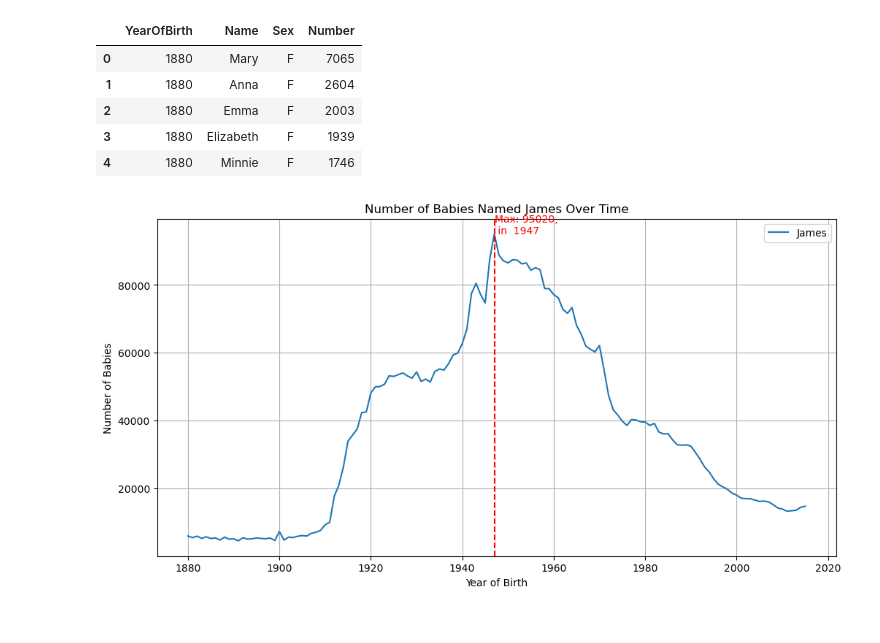
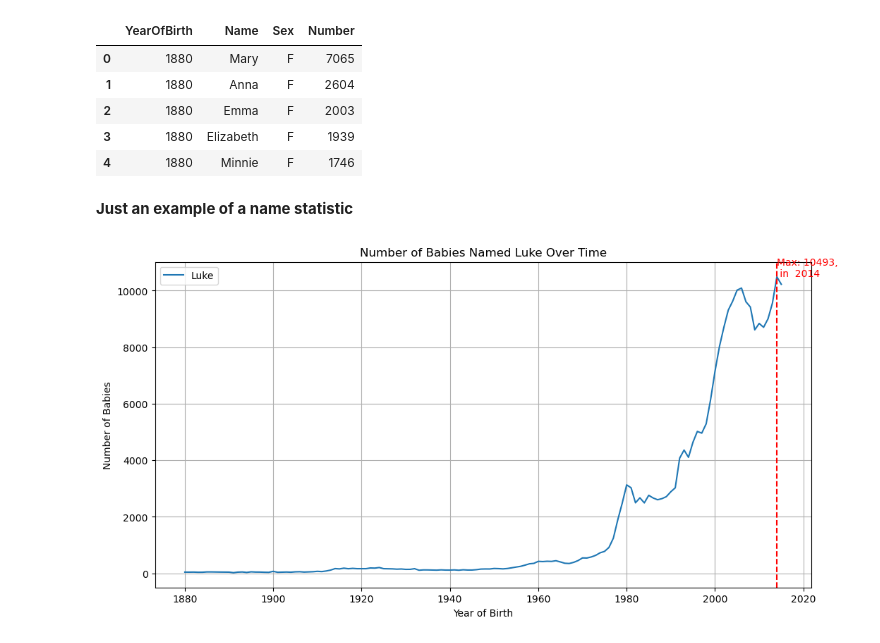
Before and after one commit to epfl-ada/ada-2024-project-dondata2025, a Jupyter notebook: jeremy.ipynb, the cells around one changed output. Drawn from its saved outputs; the diff is of its cells as text; code cells hidden in the pictures.

```diff
--- a/jeremy.ipynb
+++ b/jeremy.ipynb
@@ -16,37 +52,39 @@ df.head()
 | 2 | 1880 | Emma | F | 2003 |
 | 3 | 1880 | Elizabeth | F | 1939 |
 | 4 | 1880 | Minnie | F | 1746 |
+# %% [markdown]
+**Just an example of a name statistic**
 # %%
 def stat_by_name(name, df):
     stat = df[df.Name == name].groupby('YearOfBirth').sum()
     # plot with x axis as year of birth (5 years interval)
     # plot with y axis as number of babies with that name
     # 1, label the axis
     # 2, add title
     # 3, add legend
     # 4, add grid
     # 5, make that the x axis increment is 5 years
 
     stat.index = stat.index.astype(int)
     ax = stat['Number'].plot(kind='line', figsize=(12, 6))
     ax.set_xlabel('Year of Birth')
     ax.set_ylabel('Number of Babies')
     ax.set_title(f'Number of Babies Named {name} Over Time')
     ax.legend([name])
     ax.grid(True)
 
     # Now we want to identify when there was a rise in the number of babies with that name
     # 1, find the year with the highest number of babies with that name
     # 2, add a vertical line at that year
     # 3, add a text annotation at that year
     max_year = stat['Number'].idxmax()
     max_value = stat['Number'].max()
     ax.axvline(x=max_year, color='r', linestyle='--')
     ax.text(max_year, max_value, f'Max: {max_value}, \n in  {max_year}', color='r')
     plt.show()
 
 
 
-stat_by_name('James', df)
+stat_by_name('Luke', df)
 # %% [output]
-[figure, old version]
+[figure, new version]
```
Also changed, not shown: parts of 1 cell of this notebook.
